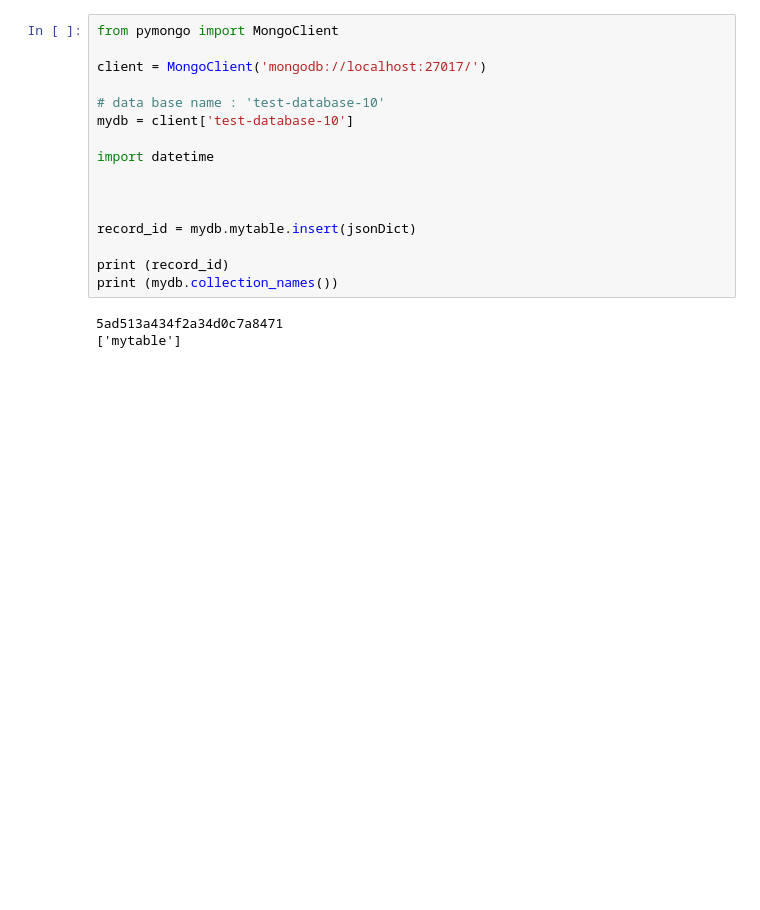
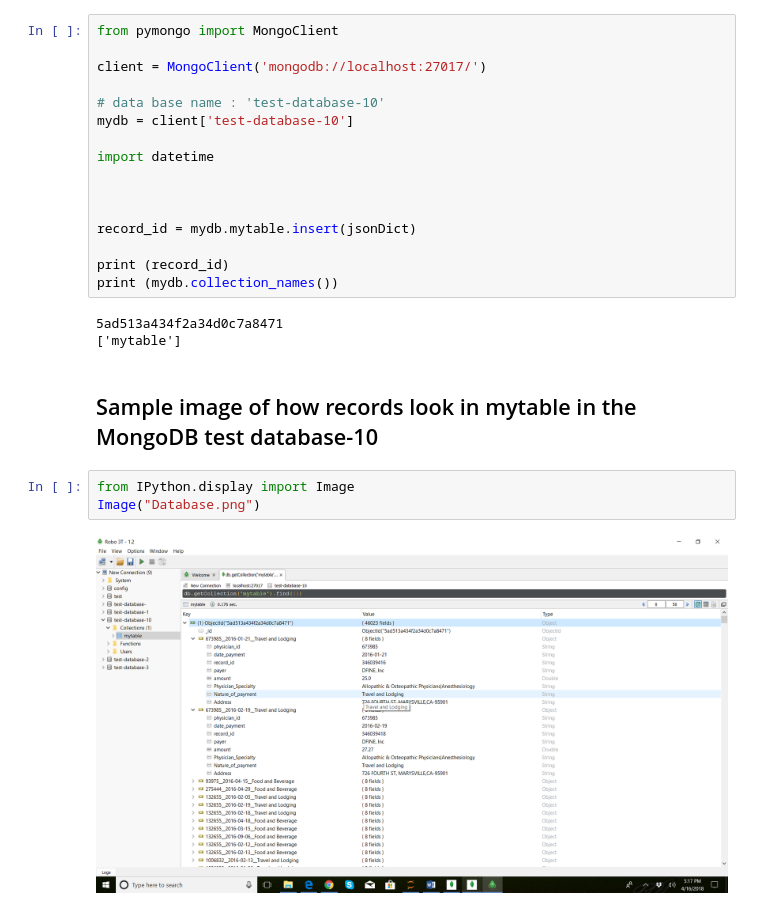
Before and after one commit to AbhiramChepur/Data-Warehousing-Project, a Jupyter notebook: Data Curation Project.ipynb, the cells around one changed output. Cells and saved outputs as stored; diff of their text form; blank space fills up the shorter version.

```diff
--- a/Data Curation Project.ipynb
+++ b/Data Curation Project.ipynb
@@ -504,3 +510,10 @@ print (mydb.collection_names())
 # %% [output]
 5ad513a434f2a34d0c7a8471
 ['mytable']
+# %% [markdown]
+## Sample image of how records look in mytable in the MongoDB test database-10
+# %%
+from IPython.display import Image
+Image("Database.png")
+# %% [output]
+[figure, added]
```
Also changed, not shown: parts of 2 cells of this notebook, 1 other file.
